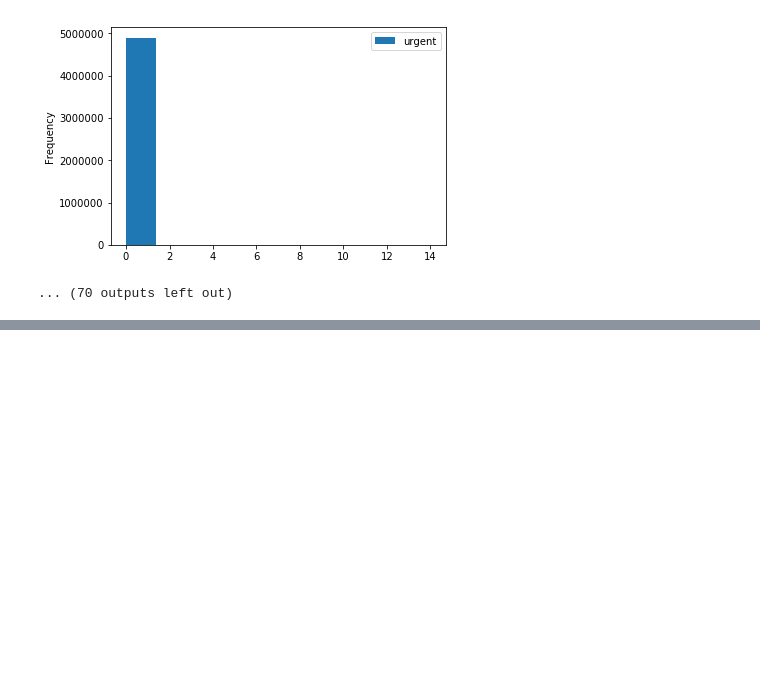
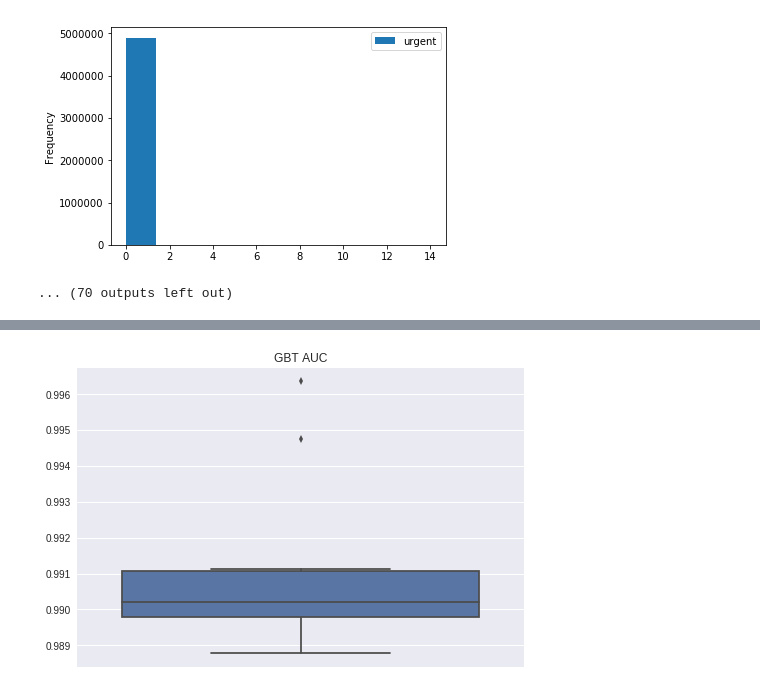
Before and after one commit to ssoftcheck/kdd1999, a Jupyter notebook: kdd_1999.ipynb, the cells around one changed output, grey strips where cells are left out. Cells and saved outputs as stored; diff of their text form; code cells hidden in the pictures; blank space fills up the shorter version.

```diff
--- a/kdd_1999.ipynb
+++ b/kdd_1999.ipynb
@@ -44,7 +46,7 @@ df = logged_in.transform(df)
 df = df.drop('logged_in')
 df = df.drop('protocol_type')
 
-df = df.sample(withReplacement=False,fraction=0.2,seed=1028)
+#df = df.sample(withReplacement=False,fraction=0.1,seed=1028)
 df.first()
 # %% [output]
 Row(duration=0.0, service=u'http', flag=u'SF', src_bytes=215.0, dst_bytes=45076.0, land=u'0', wrong_fragment=0.0, urgent=0.0, hot=0.0, num_failed_logins=0.0, num_compromised=0.0, root_shell=0.0, su_at ...
@@ -226,0 +238,12 @@ fakeAUC
+# %%
+bp = seaborn.boxplot(data=fakeAUC['gbt'])
+bp.set_title('GBT AUC')
+bp.set_xticks([])
+plt.show()
+
+with file('auc.txt','a') as f:
+    f.write('gbt,')
+    f.write(','.join([str(v) for v in fakeAUC['gbt']]) + '\n')
+    f.close()
+# %% [output]
+[figure, added]
```
Also changed, not shown: parts of 3 cells of this notebook, 3 other files.
